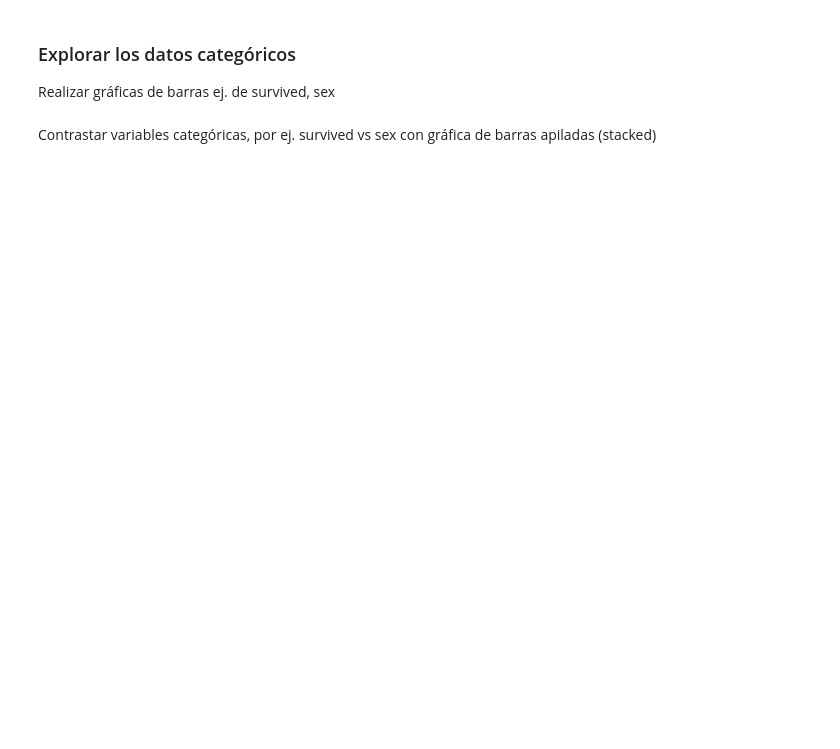
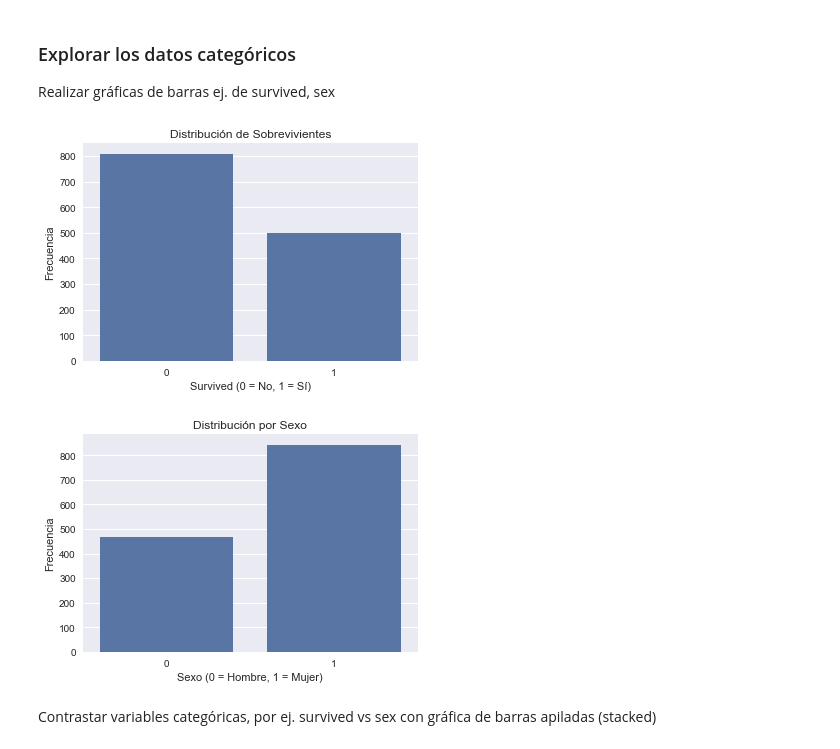
Before and after one commit to alee2602/HTD1-DM, a Jupyter notebook: 03-Vida_facil.ipynb, the cells around one changed output. Cells and saved outputs as stored; diff of their text form; code cells hidden in the pictures; blank space fills up the shorter version.

```diff
--- a/03-Vida_facil.ipynb
+++ b/03-Vida_facil.ipynb
@@ -271,5 +290,24 @@ Realizar Boxplots para cada uno
 ### Explorar los datos categóricos
 
 Realizar gráficas de barras ej. de survived, sex
+# %%
+# Gráfico de barras para 'survived'
+plt.figure(figsize=(6, 4))
+sns.countplot(x=datosnew['survived'])
+plt.title('Distribución de Sobrevivientes')
+plt.xlabel('Survived (0 = No, 1 = Sí)')
+plt.ylabel('Frecuencia')
+plt.show()
+
+# Gráfico de barras para 'sex'
+plt.figure(figsize=(6, 4))
+sns.countplot(x=datosnew['sex'])
+plt.title('Distribución por Sexo')
+plt.xlabel('Sexo (0 = Hombre, 1 = Mujer)')
+plt.ylabel('Frecuencia')
+plt.show()
+# %% [output]
+[figure, added]
+[figure, added]
 # %% [markdown]
 Contrastar variables categóricas, por ej. survived vs sex con gráfica de barras apiladas (stacked)
```
Also changed, not shown: parts of 13 cells of this notebook.
